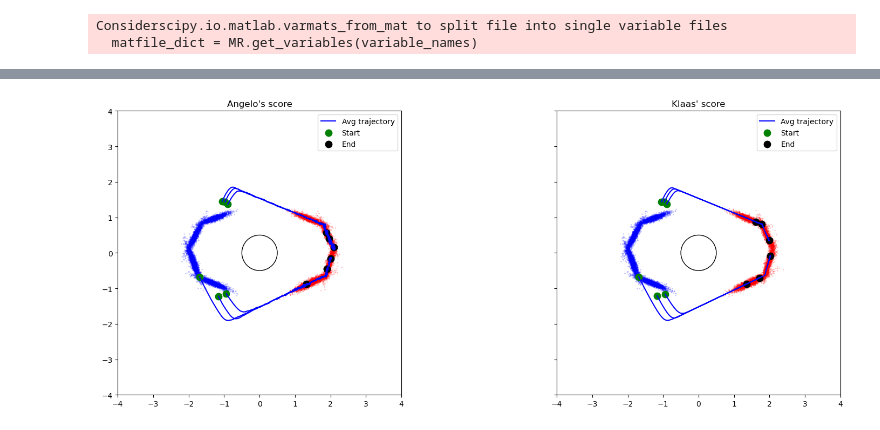
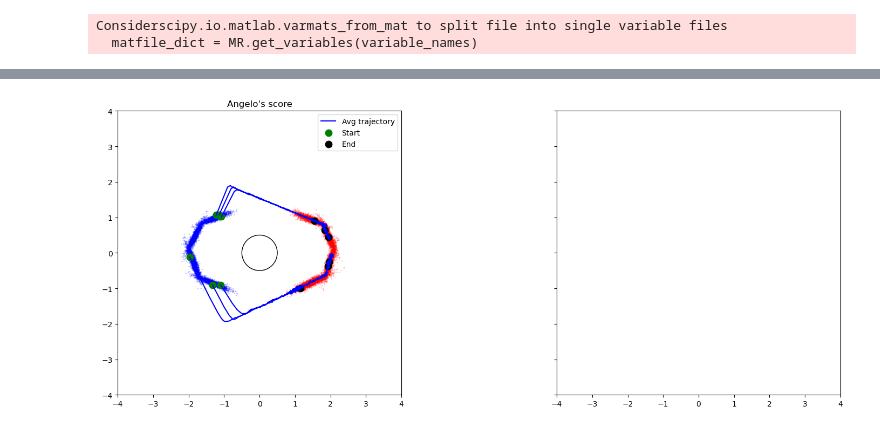
Before and after one commit to KlaasWillems/MLSPointSetRegistration, a Jupyter notebook: python/simulations/PSRAcrossCylinder/PSRAcrossCylinder.ipynb, the cells around one changed output, grey strips where cells are left out. Cells and saved outputs as stored; diff of their text form; code cells hidden in the pictures.

```diff
--- a/python/simulations/PSRAcrossCylinder/PSRAcrossCylinder.ipynb
+++ b/python/simulations/PSRAcrossCylinder/PSRAcrossCylinder.ipynb
@@ -12,16 +12,15 @@ print(f"Using device: {device}")
 Using device: cpu
 # %%
 # ─── Parameters ────────────────────────────────────────────────
-R = .5                     # Circle radius
-dt = .5e-3             # Time step
-num_steps = 1500           # Total steps
+R = .5                      # Circle radius
+dt = 1e-3                   # Time step
+num_steps = 1200            # Total steps
 T = num_steps * dt          # Total time
-num_particles = 5*10**5       # Reduced for performance
-small_region_radius = 0.012  # Increased radius
+num_particles = 5*10**5     # Reduced for performance
+small_region_radius = 0.012 # Increased radius
 # %%
-x0 = [-1.077584687836405, -1.143662028308047, -1.970947232641746, -1.095393482824536,-1.324569745777624, -1.224993591727765]
-y0 = [1.013873219540146, 1.063292040954886, -0.118626742471576, -0.901418656399284, -0.908996126946099, 1.059285353948204]
-small_region_centers = torch.tensor(list(zip(x0, y0)), device=device)
+mat = scipy.io.loadmat('data/initialData.mat')['initialData']
+small_region_centers = torch.tensor(mat, dtype=torch.float32, device=device)
 # %%
 # ─── GMM for X0 (initial distribution) ─────────────────────────
 weightsX0, mu_X0, covariances_X0 = loadMATLABGMM("/home/klaas/Documents/codes/MLSPointSetRegistration/matlab/simulations/PSRAcrossCylinder/DistributionData.mat", "gmm0Struct", device)
@@ -85,6 +88,6 @@ positions2 = positions.clone()
 small_region_centers1 = small_region_centers.clone()
 small_region_centers2 = small_region_centers.clone()
 # %%
-simParams = SimulationParameters(dt, num_steps, weightsXinf, mu_Xinf, inv_covariances_T, det_T, 0.5, True, small_region_radius, 'AngeloScore')
-final_positions1, avg_paths1, particlesPerCircle1 = doSimulation(positions, small_region_centers, simParams, device)
+simParams = SimulationParameters(dt, num_steps, weightsXinf, mu_Xinf, inv_covariances_T, det_T, 0.5, True, small_region_radius, 'AngeloScore', saveDir = "data/", saveStep = [3, 9, 103, 318])
+final_positions1, avg_paths1, particlesPerCircle1 = doSimulation(positions1, small_region_centers1, simParams, device)
 # %% [output]
@@ -133,38 +118,38 @@ scipy.io.savemat("data/avgPathsKlaas.mat", {"avg_paths": avg_paths2.cpu().numpy(
 # %%
 # ─── Plotting ──────────────────────────────────────────────────
 fig, axes = plt.subplots(1, 2, figsize=(18, 6), sharex=True, sharey=True)
 
 for ax in axes:
     ax.set_aspect('equal', adjustable='box')
     ax.set_xlim(-4., 4.)
     ax.set_ylim(-4., 4.)
 
 # Anglo's Score
 axes[0].add_patch(plt.Circle((0,0), R, color='black', fill=False))
 axes[0].scatter(initial_positions[:10000,0], initial_positions[:10000,1], s=0.1, alpha=0.5, color='blue')
 axes[0].scatter(final_positions1[:10000,0], final_positions1[:10000,1], s=0.1, alpha=0.5, color='red')
 
 for center in range(centers):
     axes[0].plot(avg_paths1[:, center, 0], avg_paths1[:, center, 1], 'b-', lw=1.5, label='Avg trajectory' if center == 0 else None)
     axes[0].scatter(avg_paths1[0, center, 0], avg_paths1[0, center, 1], color='green', s=80, label='Start'  if center == 0 else None)
     axes[0].scatter(avg_paths1[-1, center, 0], avg_paths1[-1, center, 1], color='black', s=80, label='End'  if center == 0 else None)
 axes[0].set_title("Angelo's score")
 axes[0].legend()
 
 # Klaas' score
-axes[1].add_patch(plt.Circle((0,0), R, color='black', fill=False))
-axes[1].scatter(initial_positions[:10000,0], initial_positions[:10000,1], s=0.1, alpha=0.5, color='blue')
-axes[1].scatter(final_positions2[:10000,0], final_positions2[:10000,1], s=0.1, alpha=0.5, color='red')
+# axes[1].add_patch(plt.Circle((0,0), R, color='black', fill=False))
+# axes[1].scatter(initial_positions[:10000,0], initial_positions[:10000,1], s=0.1, alpha=0.5, color='blue')
+# axes[1].scatter(final_positions2[:10000,0], final_positions2[:10000,1], s=0.1, alpha=0.5, color='red')
 
-for center in range(centers):
-    axes[1].plot(avg_paths2[:, center, 0], avg_paths2[:, center, 1], 'b-', lw=1.5, label='Avg trajectory' if center == 0 else None)
-    axes[1].scatter(avg_paths2[0, center, 0], avg_paths2[0, center, 1], color='green', s=80, label='Start'  if center == 0 else None)
-    axes[1].scatter(avg_paths2[-1, center, 0], avg_paths2[-1, center, 1], color='black', s=80, label='End'  if center == 0 else None)
-axes[1].set_title("Klaas' score")
-axes[1].legend()
+# for center in range(centers):
+#     axes[1].plot(avg_paths2[:, center, 0], avg_paths2[:, center, 1], 'b-', lw=1.5, label='Avg trajectory' if center == 0 else None)
+#     axes[1].scatter(avg_paths2[0, center, 0], avg_paths2[0, center, 1], color='green', s=80, label='Start'  if center == 0 else None)
+#     axes[1].scatter(avg_paths2[-1, center, 0], avg_paths2[-1, center, 1], color='black', s=80, label='End'  if center == 0 else None)
+# axes[1].set_title("Klaas' score")
+# axes[1].legend()
 
 plt.savefig("PSRStochasticMethod.pdf")
 plt.tight_layout()
 plt.show()
 # %% [output]
-[figure, old version]
+[figure, new version]
```
Also changed, not shown: parts of 6 cells of this notebook, 2 other files.
